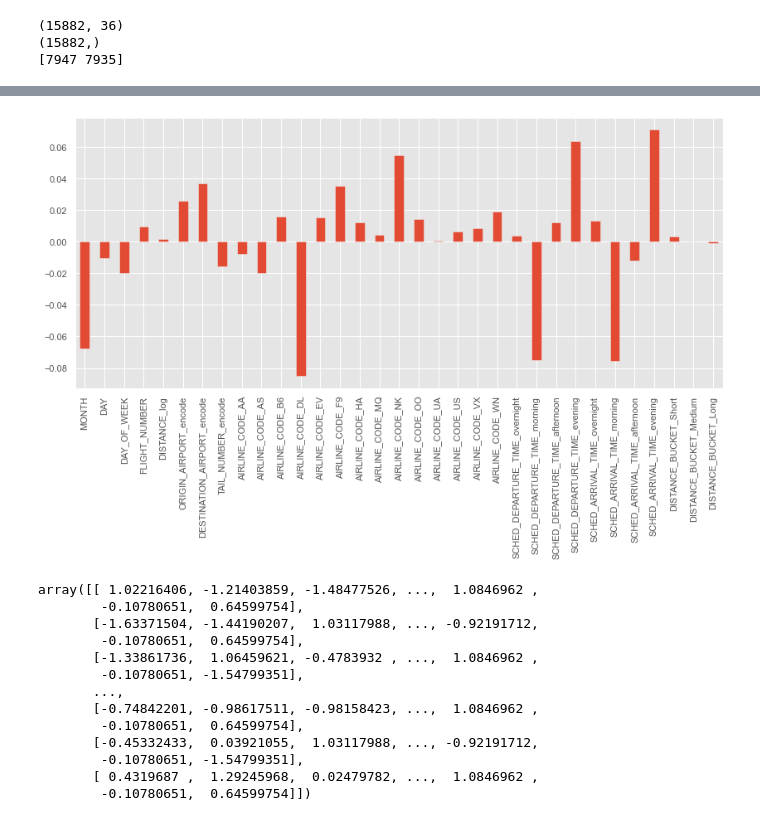
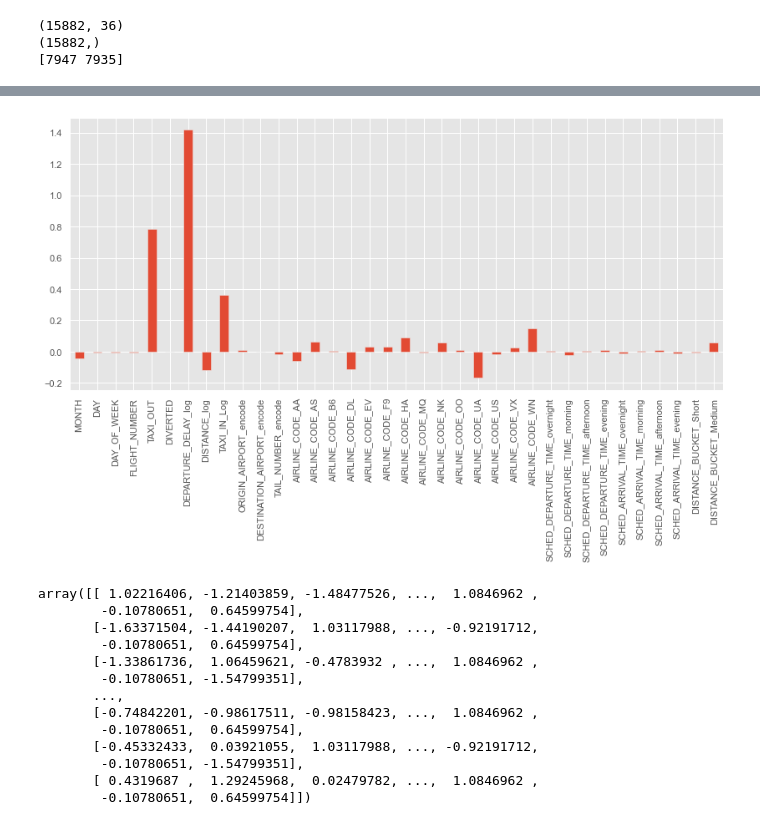
Before and after one commit to mattfarrow1/7331-machine-learning-1, a Jupyter notebook: Labs/MiniProject_Group4.ipynb, the cells around one changed output, grey strips where cells are left out. Saved outputs shown, nothing was run; the diff lists cells and outputs as text; code cells hidden in the pictures.

```diff
--- a/Labs/MiniProject_Group4.ipynb
+++ b/Labs/MiniProject_Group4.ipynb
@@ -1331,15 +1338,11 @@ print(svm_clf.n_support_ )
 # %%
-from matplotlib import pyplot as plt
-%matplotlib inline
-plt.style.use('ggplot')
-
 plt.figure(figsize=(14,6))
 
-weights = pd.Series(log_sgd.coef_[0],index=df_weights_2.columns)
-weights.plot(kind='bar')
+svm_weights = pd.Series(svm_clf.coef_[0],index=df_svm_sample.iloc[:,0:36].columns)
+svm_weights.plot(kind='bar')
 plt.show()
 # %% [output]
-[figure, old version]
+[figure, new version]
 # %%
 svm_clf.support_vectors_
 # %% [output]
```
Also changed, not shown: parts of 126 cells of this notebook.
